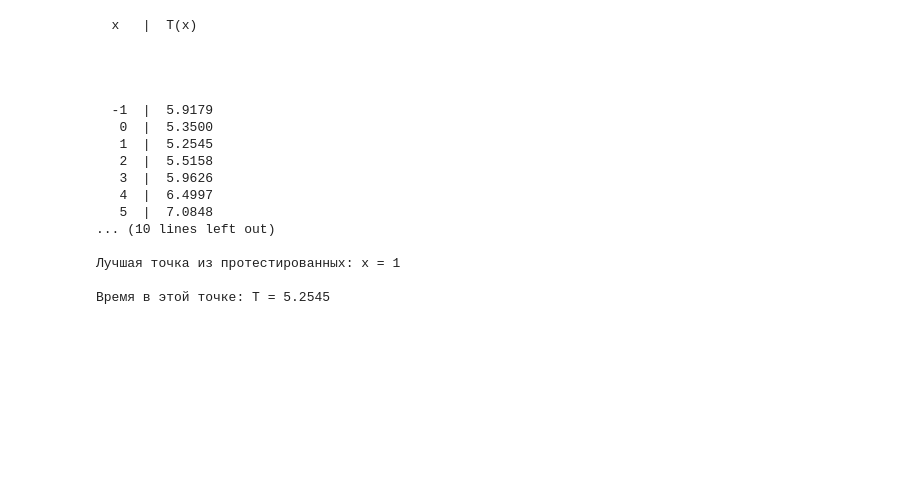
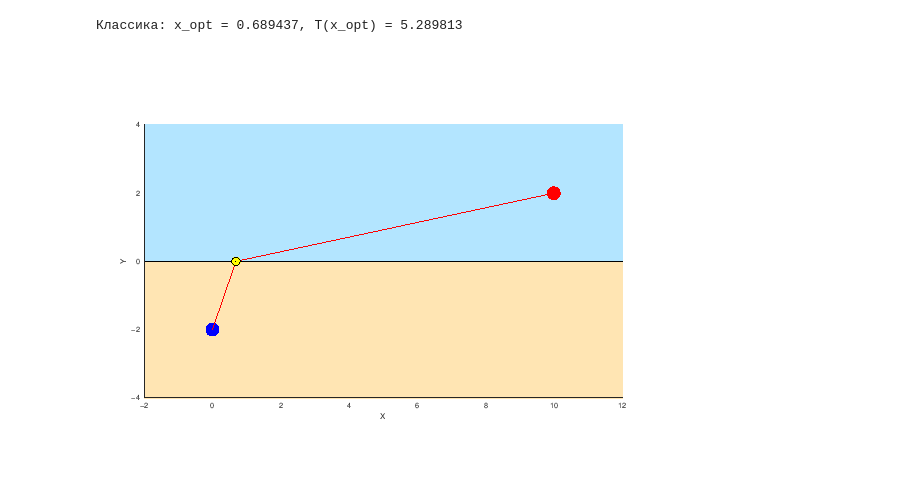
Before and after one commit to noname123920/optimization, a Jupyter notebook: проект/main.ipynb, the cells around one changed output. Saved outputs shown, nothing was run; the diff lists cells and outputs as text; code cells hidden in the pictures; blank space fills up the shorter version.

```diff
--- a/проект/main.ipynb
+++ b/проект/main.ipynb
@@ -17,41 +3,29 @@ The qt toolkit is recommended instead.
+# %%
+function draw_trajectory(xB,yB,xG,yG,v_w,v_s,fig,tit)
+    figure(fig); hold on; grid on; axis equal;
+    fill([-2,12,12,-2,-2],[0,0,4,4,0],[0.7 0.9 1.0],'EdgeColor','none');
+    fill([-2,12,12,-2,-2],[0,0,-4,-4,0],[1.0 0.9 0.7],'EdgeColor','none');
+    plot([-2,12],[0,0],'k-','LineWidth',3);
+    plot(xB,yB,'bo','MarkerSize',12,'MarkerFaceColor','b');
+    plot(xG,yG,'ro','MarkerSize',12,'MarkerFaceColor','r');
+
+    if (yB>0 && yG>0) || (yB<0 && yG<0)
+        plot([xB,xG],[yB,yG],'r-','LineWidth',2);
+        title(tit);
+    else
+        T = @(x) sqrt((xB-x).^2+yB^2) / ((yB>0)*v_w + (yB<=0)*v_s) + ...
+                 sqrt((xG-x).^2+yG^2) / ((yG>0)*v_w + (yG<=0)*v_s);
+        a = min(xB,xG); b = max(xB,xG);
+        x_opt = fminbnd(T,a,b);
+        plot([xB,x_opt,xG],[yB,0,yG],'r-','LineWidth',2);
+        plot(x_opt,0,'ko','MarkerFaceColor','y','MarkerSize',8);
+        title(tit);
+        fprintf('%s: x_opt = %.6f, T(x_opt) = %.6f\n', tit, x_opt, T(x_opt));
+    end
+    xlabel('X'); ylabel('Y'); xlim([-2,12]); ylim([-4,4]);
+end
 # %%
-xG = 10;   yG = -1;
-xB = 0;    yB = -2;
-
-v_water = 3.0;
-v_sand  = 1.0;
+draw_trajectory(0, -2, 10, 2, 3.0, 1.0, 1, 'Классика');
+# %% [output]
+Классика: x_opt = 0.689437, T(x_opt) = 5.289813
+[figure, added]
-# %%
-% Функция времени
-T = @(x) sqrt((xB - x)^2 + yB^2) / v_sand + sqrt((xG - x)^2 + yG^2) / v_water;
-
-test_points = [-1, 0, 1, 2, 3, 4, 5, 6, 7, 8, 9, 10, 11];
-
-fprintf('  x   |  T(x)  \n');
-for i = 1:length(test_points)
-    t = T(test_points(i));
-    fprintf('  %2d  |  %.4f\n', test_points(i), t);
-end
-
-[min_time, min_idx] = min(arrayfun(T, test_points));
-x_approx = test_points(min_idx);
-
-fprintf('Лучшая точка из протестированных: x = %d\n', x_approx);
-fprintf('Время в этой точке: T = %.4f\n', min_time);
-# %% [output]
-  x   |  T(x)
-
-
-
-
-  -1  |  5.9179
-   0  |  5.3500
-   1  |  5.2545
-   2  |  5.5158
-   3  |  5.9626
-   4  |  6.4997
-   5  |  7.0848
-... (10 lines left out)
-
-Лучшая точка из протестированных: x = 1
-
-Время в этой точке: T = 5.2545
```
Also changed, not shown: parts of 9 cells of this notebook, 2 other files.
